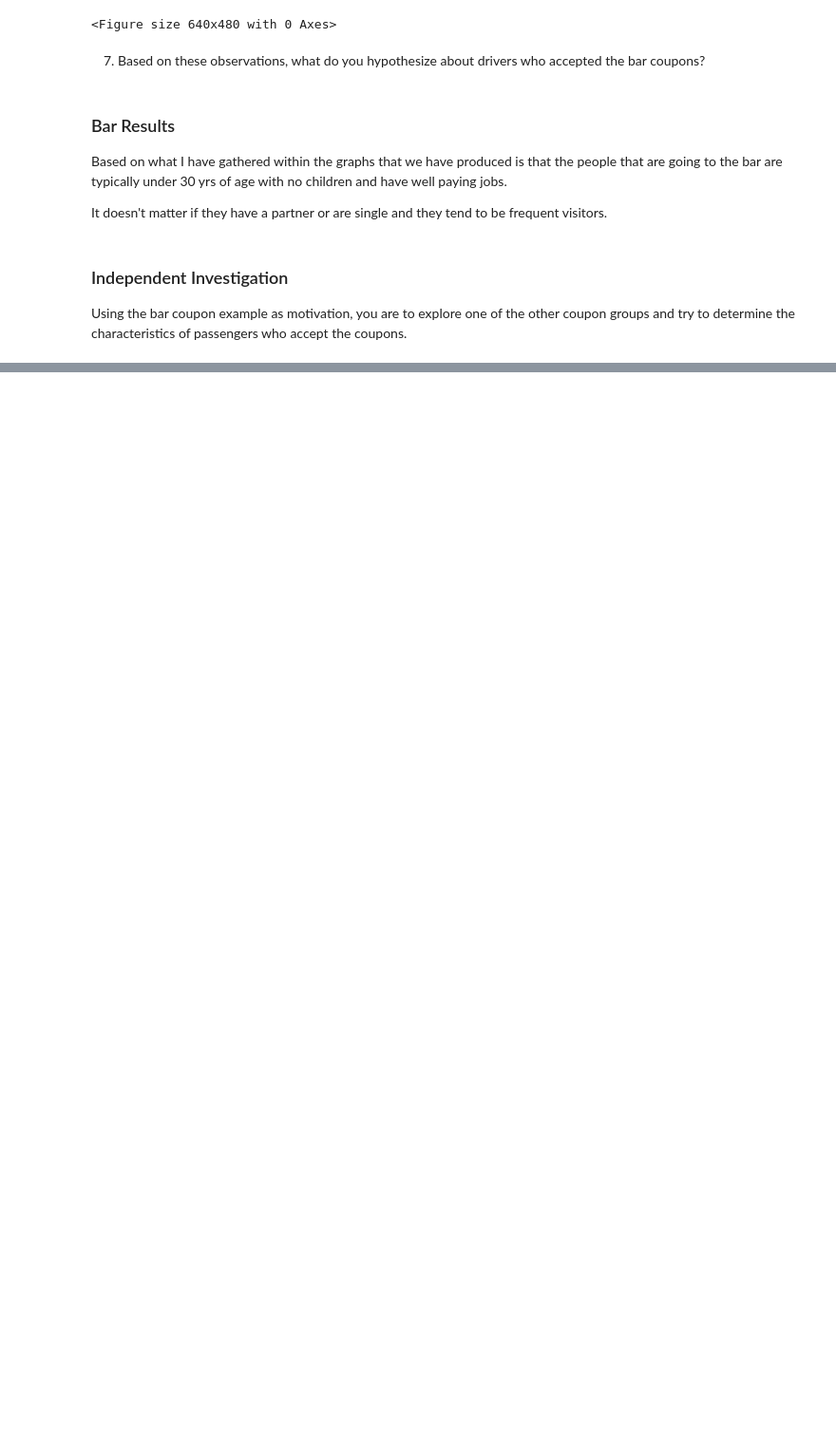
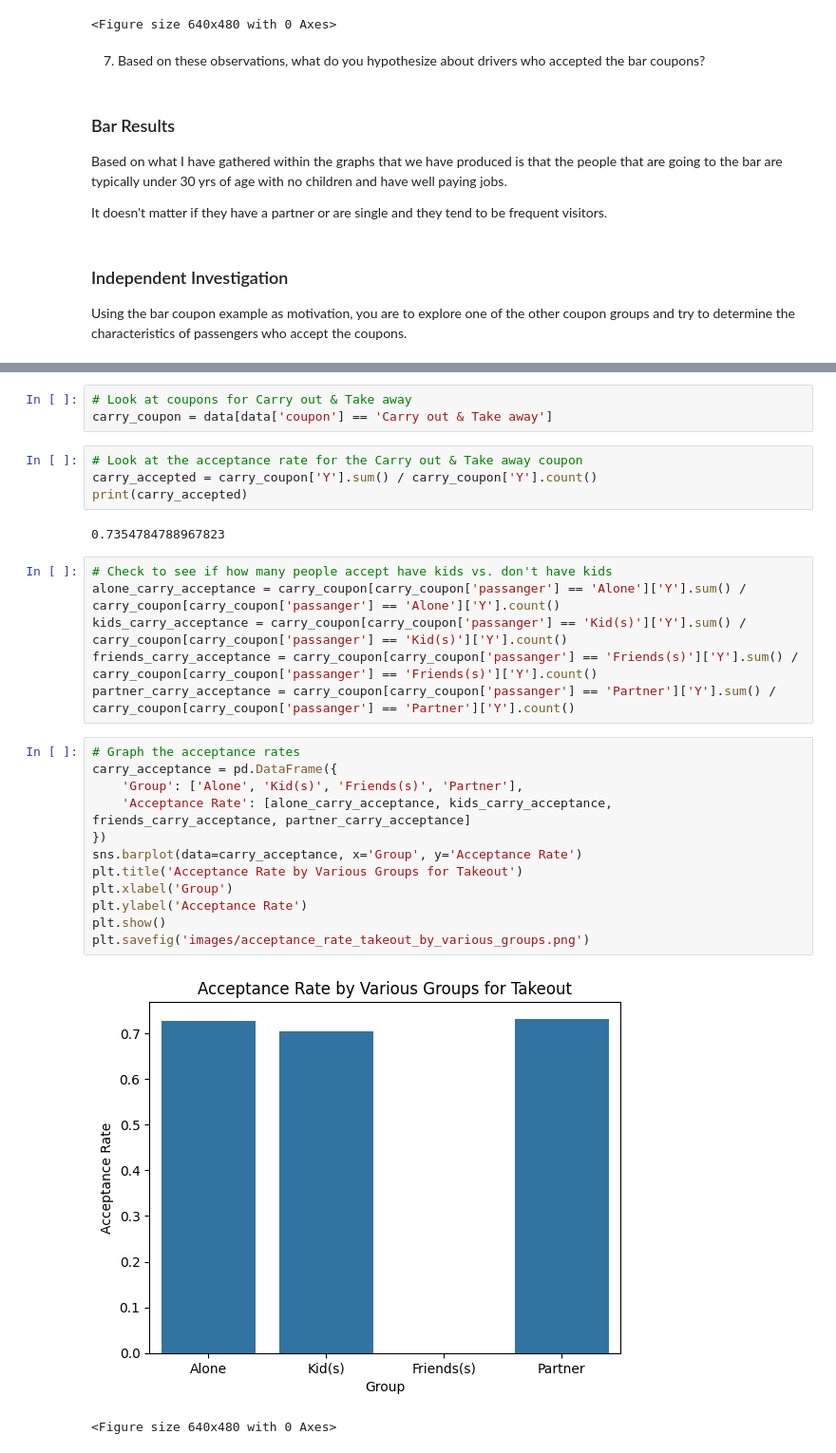
Before and after one commit to eflo11/Berkeley5.1, a Jupyter notebook: prompt.ipynb, the cells around one changed output, grey strips where cells are left out. Shown: that part at 95% size. Saved outputs shown, nothing was run; the diff lists cells and outputs as text; blank space fills up the shorter version.

Commit message:
feat(prompt): Add in info on takeout

```diff
--- a/prompt.ipynb
+++ b/prompt.ipynb
@@ -444,0 +455,30 @@ Using the bar coupon example as motivation, you are to explore one of the other
+# %%
+# Look at coupons for Carry out & Take away
+carry_coupon = data[data['coupon'] == 'Carry out & Take away']
+# %%
+# Look at the acceptance rate for the Carry out & Take away coupon
+carry_accepted = carry_coupon['Y'].sum() / carry_coupon['Y'].count()
+print(carry_accepted)
+# %% [output]
+0.7354784788967823
+# %%
+# Check to see if how many people accept have kids vs. don't have kids
+alone_carry_acceptance = carry_coupon[carry_coupon['passanger'] == 'Alone']['Y'].sum() / carry_coupon[carry_coupon['passanger'] == 'Alone']['Y'].count()
+kids_carry_acceptance = carry_coupon[carry_coupon['passanger'] == 'Kid(s)']['Y'].sum() / carry_coupon[carry_coupon['passanger'] == 'Kid(s)']['Y'].count()
+friends_carry_acceptance = carry_coupon[carry_coupon['passanger'] == 'Friends(s)']['Y'].sum() / carry_coupon[carry_coupon['passanger'] == 'Friends(s)']['Y'].count()
+partner_carry_acceptance = carry_coupon[carry_coupon['passanger'] == 'Partner']['Y'].sum() / carry_coupon[carry_coupon['passanger'] == 'Partner']['Y'].count()
+# %%
+# Graph the acceptance rates
+carry_acceptance = pd.DataFrame({
+    'Group': ['Alone', 'Kid(s)', 'Friends(s)', 'Partner'],
+    'Acceptance Rate': [alone_carry_acceptance, kids_carry_acceptance, friends_carry_acceptance, partner_carry_acceptance]
+})
+sns.barplot(data=carry_acceptance, x='Group', y='Acceptance Rate')
+plt.title('Acceptance Rate by Various Groups for Takeout')
+plt.xlabel('Group')
+plt.ylabel('Acceptance Rate')
+plt.show()
+plt.savefig('images/acceptance_rate_takeout_by_various_groups.png')
+# %% [output]
+[figure, added]
+<Figure size 640x480 with 0 Axes>
```
Also changed, not shown: parts of 5 cells of this notebook, 11 other files.
